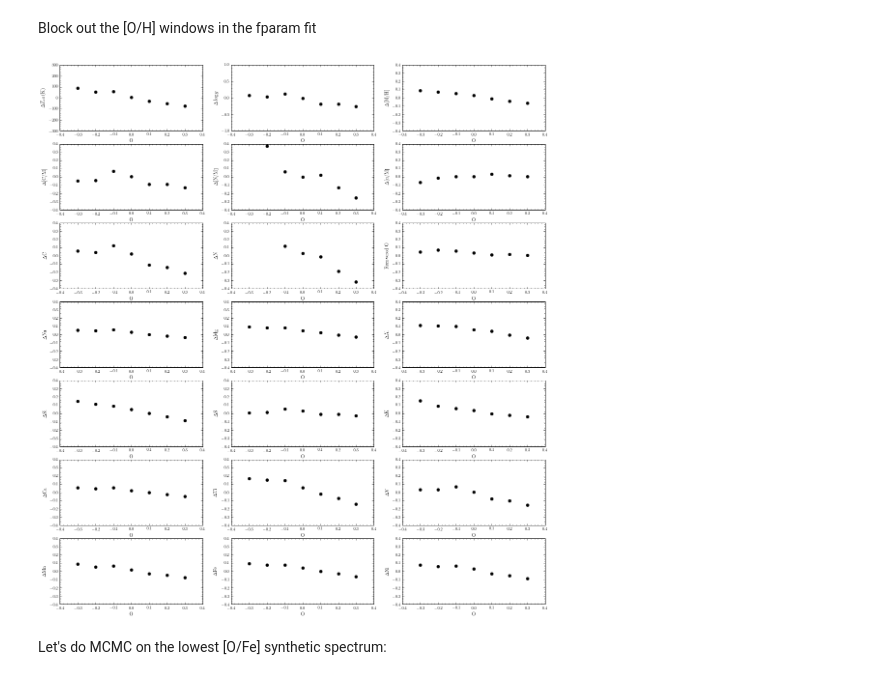
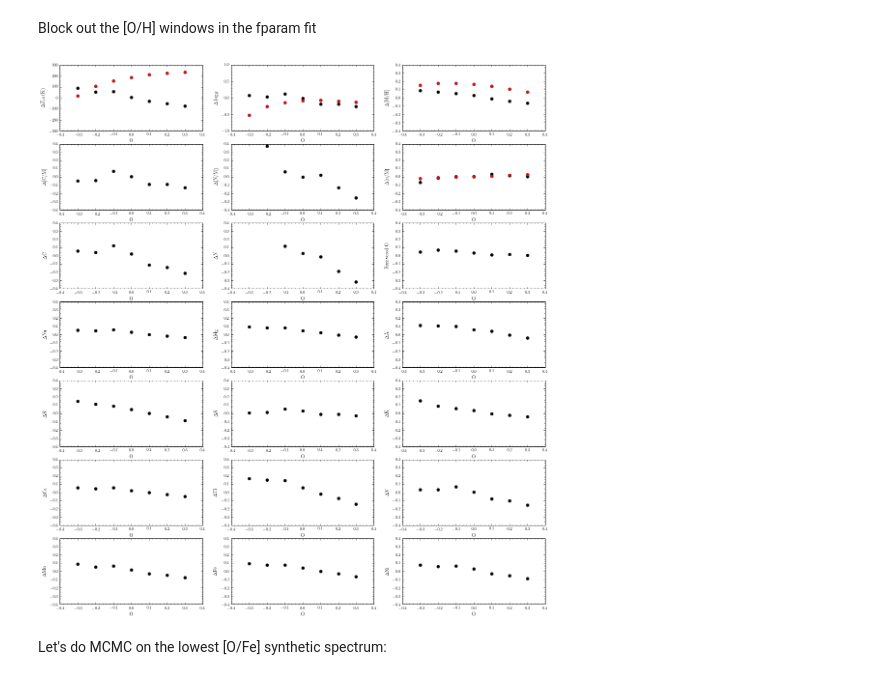
Before and after one commit to jobovy/misc-notebooks, a Jupyter notebook: apogee-aspcap-indivOvar.ipynb, the cells around one changed output. Saved outputs shown, nothing was run; the diff lists cells and outputs as text; code cells hidden in the pictures.

```diff
--- a/apogee-aspcap-indivOvar.ipynb
+++ b/apogee-aspcap-indivOvar.ipynb
@@ -102,6 +116,10 @@ for ii in range(len(ofes)):
     tresult= fit(synspecs40[ii])
     results_fparam.append(tresult[0])
     results_felem.append(tresult[1])
+# %%
+results_cannon= []
+for ii in range(len(ofes)):
+    results_cannon.append(cannon(synspecs40[ii]))
 # %%
 fparam_ref= [4000.,2.5,0.,0.,0.,0.,0.]
 results_fparam= numpy.reshape(numpy.array(results_fparam),(len(ofes),7))
@@ -125,6 +144,10 @@ for ii in range(len(ofes)):
     tresult= fit(synspecs40ss[ii])
     results_fparam_ss.append(tresult[0])
     results_felem_ss.append(tresult[1])
+# %%
+results_cannon_ss= []
+for ii in range(len(ofes)):
+    results_cannon_ss.append(cannon(synspecs40ss[ii]))
 # %%
 fparam_ref= [4000.,2.5,0.,0.,0.,0.,0.]
 results_fparam_ss= numpy.reshape(numpy.array(results_fparam_ss),(len(ofes),7))
@@ -148,6 +172,10 @@ for ii in range(len(ofes)):
     tresult= fit(synspecs45[ii])
     results_fparam_45.append(tresult[0])
     results_felem_45.append(tresult[1])
+# %%
+results_cannon_45= []
+for ii in range(len(ofes)):
+    results_cannon_45.append(cannon(synspecs45[ii]))
 # %%
 fparam_ref= [4500.,2.5,0.,0.,0.,0.,0.]
 results_fparam_45= numpy.reshape(numpy.array(results_fparam_45),(len(ofes),7))
@@ -165,14 +194,19 @@ for ii in range(len(ofes)):
     tresult= fit(synspecs45[ii],blockOwindows=True)
     results_fparam_45bO.append(tresult[0])
     results_felem_45bO.append(tresult[1])
+# %%
+results_cannon_45bO= []
+for ii in range(len(ofes)):
+    results_cannon_45bO.append(cannon(synspecs45[ii],blockOwindows=True))
 # %%
 fparam_ref= [4500.,2.5,0.,0.,0.,0.,0.]
 results_fparam_45bO= numpy.reshape(numpy.array(results_fparam_45bO),(len(ofes),7))
 newresults_felem_45bO= {}
 for elem in results_felem_45bO[0]: newresults_felem_45bO[elem]= numpy.array([results_felem_45bO[ii][elem] for ii in range(len(ofes))])
-plot_results(ofes,results_fparam_45bO,newresults_felem_45bO,fparam_ref,var_label=r'$\mathrm{O}$')
+plot_results(ofes,results_fparam_45bO,newresults_felem_45bO,fparam_ref,numpy.reshape(numpy.array(results_cannon_45bO),(len(ofes),4)),
+             var_label=r'$\mathrm{O}$')
 # %% [output]
-[figure, old version]
+[figure, new version]
 # %% [markdown]
 Let's do MCMC on the lowest [O/Fe] synthetic spectrum:
 # %%
```
Also changed, not shown: parts of 6 cells of this notebook.
